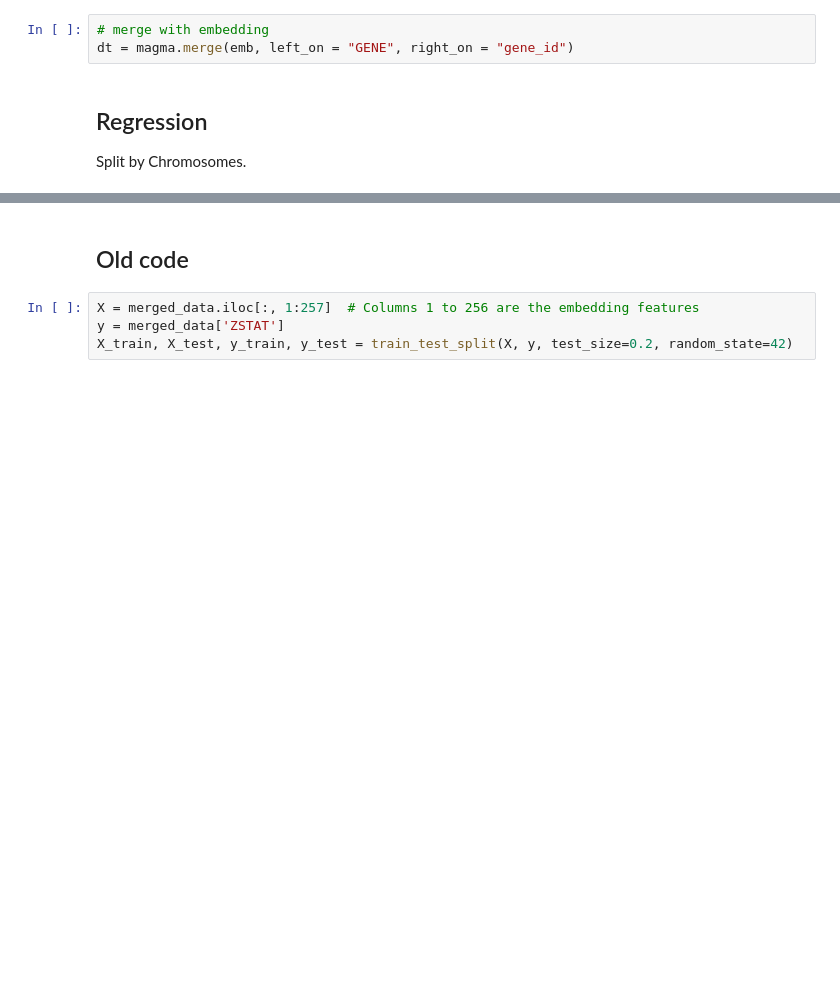
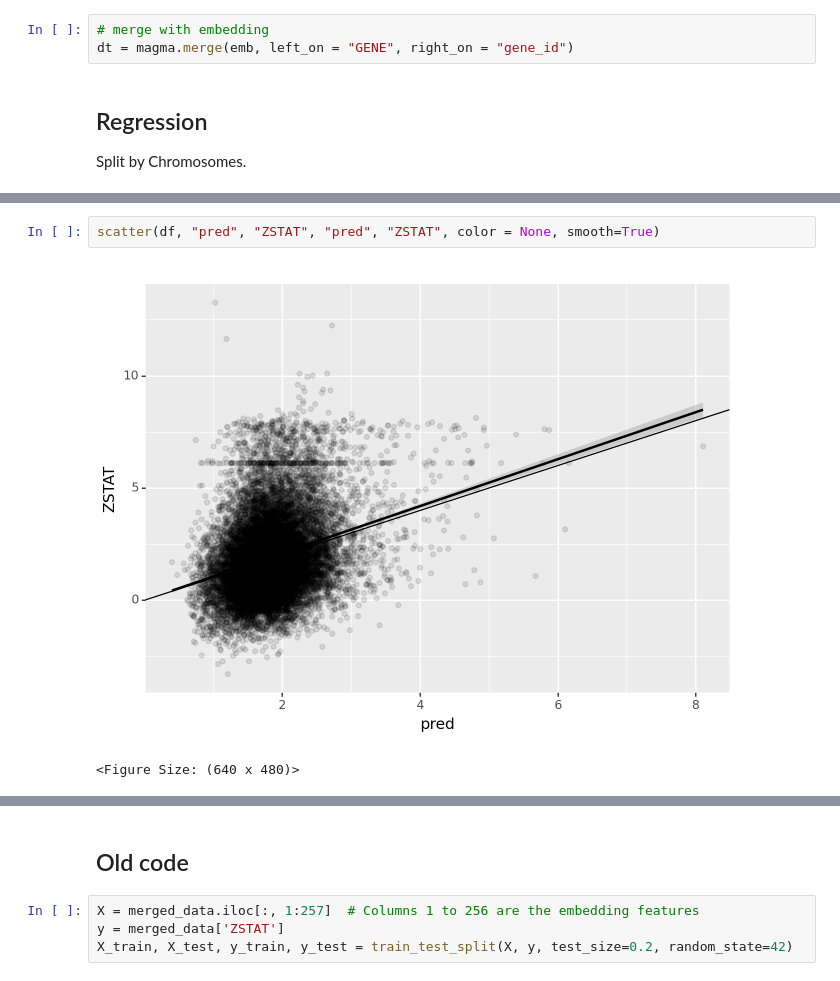
Before and after one commit to niklasbuehler/functional-gene-embeddings, a Jupyter notebook: notebooks/gwas_prediction.ipynb, the cells around one changed output, grey strips where cells are left out. Saved outputs shown, nothing was run; the diff lists cells and outputs as text; blank space fills up the shorter version.

```diff
--- a/notebooks/gwas_prediction.ipynb
+++ b/notebooks/gwas_prediction.ipynb
@@ -267,0 +355,5 @@ Chrom: 12: R2: 0.029728877015914167
+# %%
+scatter(df, "pred", "ZSTAT", "pred", "ZSTAT", color = None, smooth=True)
+# %% [output]
+[figure, added]
+<Figure Size: (640 x 480)>
```
Also changed, not shown: parts of 11 cells of this notebook, 1 other file.
